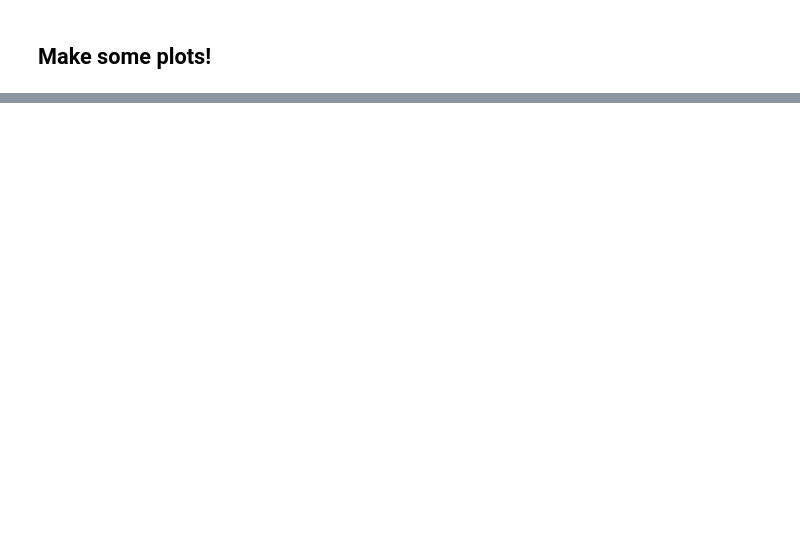
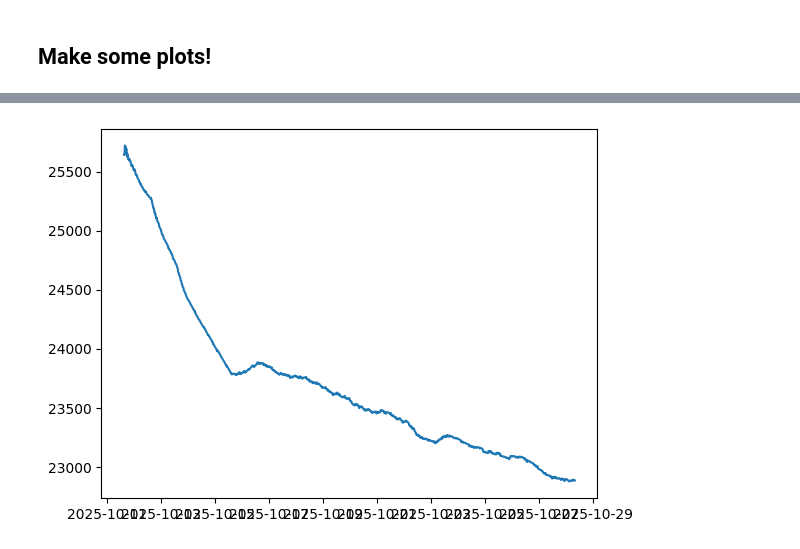
Before and after one commit to JGradone/Topics-Sentinel, a Jupyter notebook: Redwing_Real_Time.ipynb, the cells around one changed output, grey strips where cells are left out. Drawn from its saved outputs; the diff is of its cells as text; code cells hidden in the pictures; blank space fills up the shorter version.

```diff
--- a/Redwing_Real_Time.ipynb
+++ b/Redwing_Real_Time.ipynb
@@ -153,0 +136,8 @@ Text(0.5, 0, 'Time')
+# %%
+## Drop nan
+test = redwing.dropna().reset_index(drop=True)
+# test = test.set_index('time')  # make 'time' the index - Removing this line
+test.index = test.time
+# Sort the index to ensure it's monotonic
+test = test.sort_index()
+test
@@ -153,0 +159,7 @@ Text(0.5, 0, 'Time')
+# %%
+test['battery_smooth'] = test['m_battery_watt_hours_remaining'].rolling('24h').mean()
+
+plt.plot(test.index, test['battery_smooth'])
+plt.show()
+# %% [output]
+[figure, added]
```
Also changed, not shown: parts of 8 cells of this notebook.
